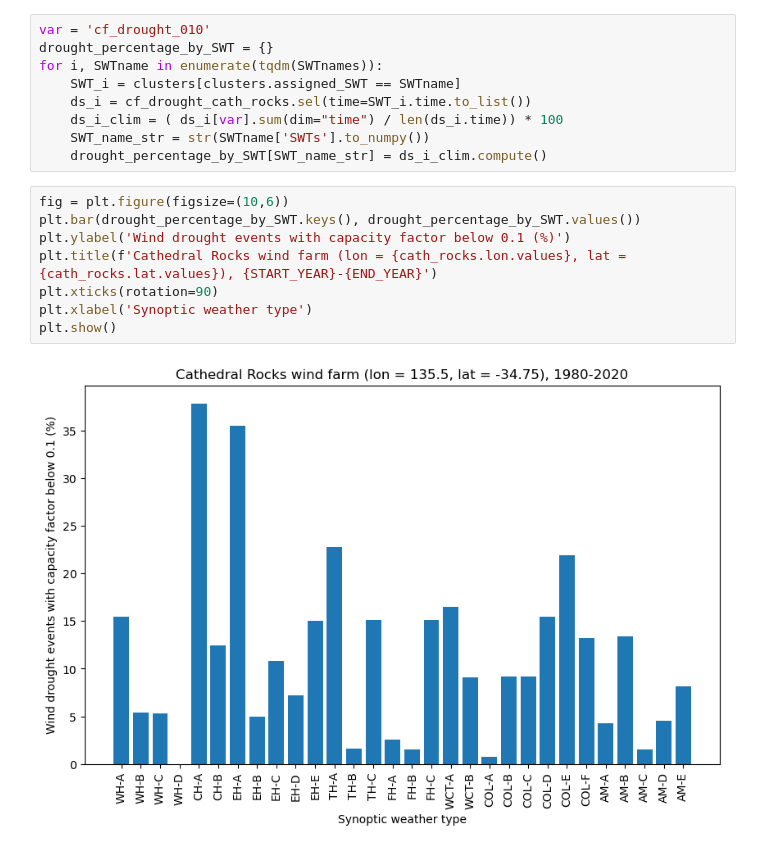
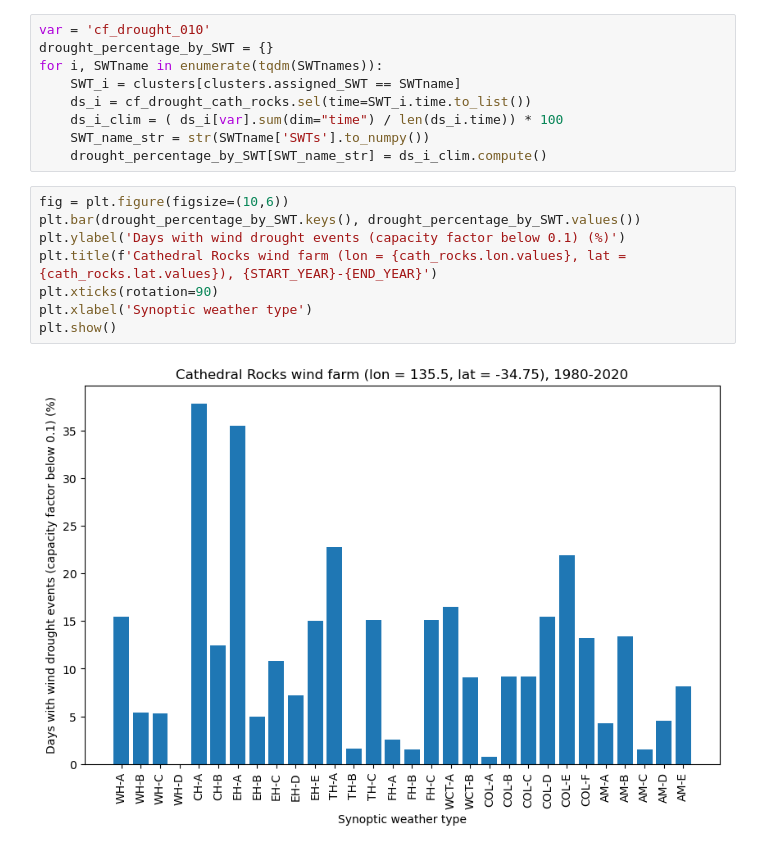
Before and after one commit to 21centuryweather/GC26_energy_synoptics, a Jupyter notebook: dev/wind_drought/wind_capacity_factor_regimes.ipynb, the cells around one changed output. Drawn from its saved outputs; the diff is of its cells as text.

```diff
--- a/dev/wind_drought/wind_capacity_factor_regimes.ipynb
+++ b/dev/wind_drought/wind_capacity_factor_regimes.ipynb
@@ -260,10 +262,10 @@ for i, SWTname in enumerate(tqdm(SWTnames)):
 # %%
 fig = plt.figure(figsize=(10,6))
 plt.bar(drought_percentage_by_SWT.keys(), drought_percentage_by_SWT.values())
-plt.ylabel('Wind drought events with capacity factor below 0.1 (%)')
+plt.ylabel('Days with wind drought events (capacity factor below 0.1) (%)')
 plt.title(f'Cathedral Rocks wind farm (lon = {cath_rocks.lon.values}, lat = {cath_rocks.lat.values}), {START_YEAR}-{END_YEAR}')
 plt.xticks(rotation=90)
 plt.xlabel('Synoptic weather type')
 plt.show()
 # %% [output]
-[figure, old version]
+[figure, new version]
```
Also changed, not shown: parts of 8 cells of this notebook.
